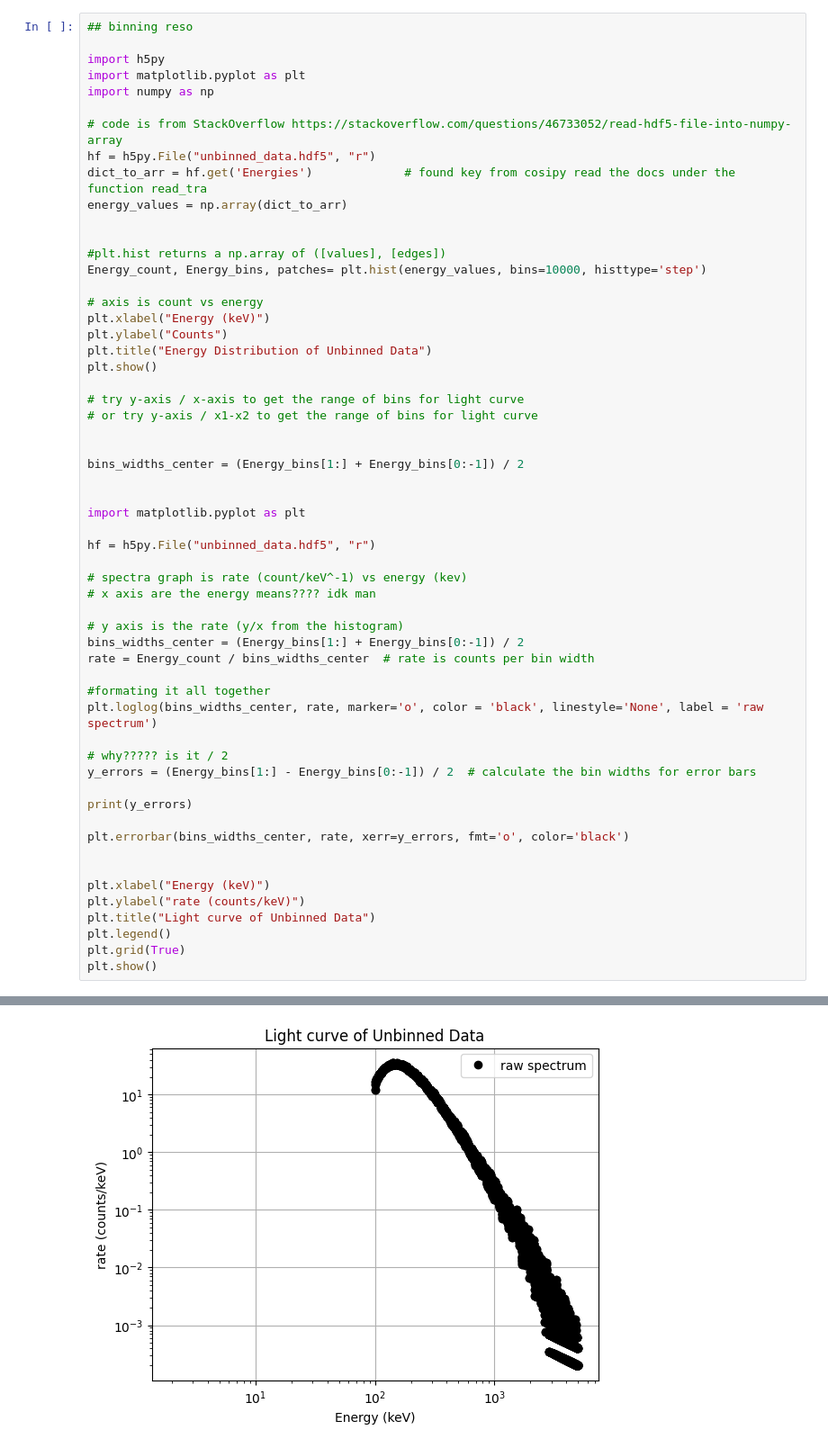
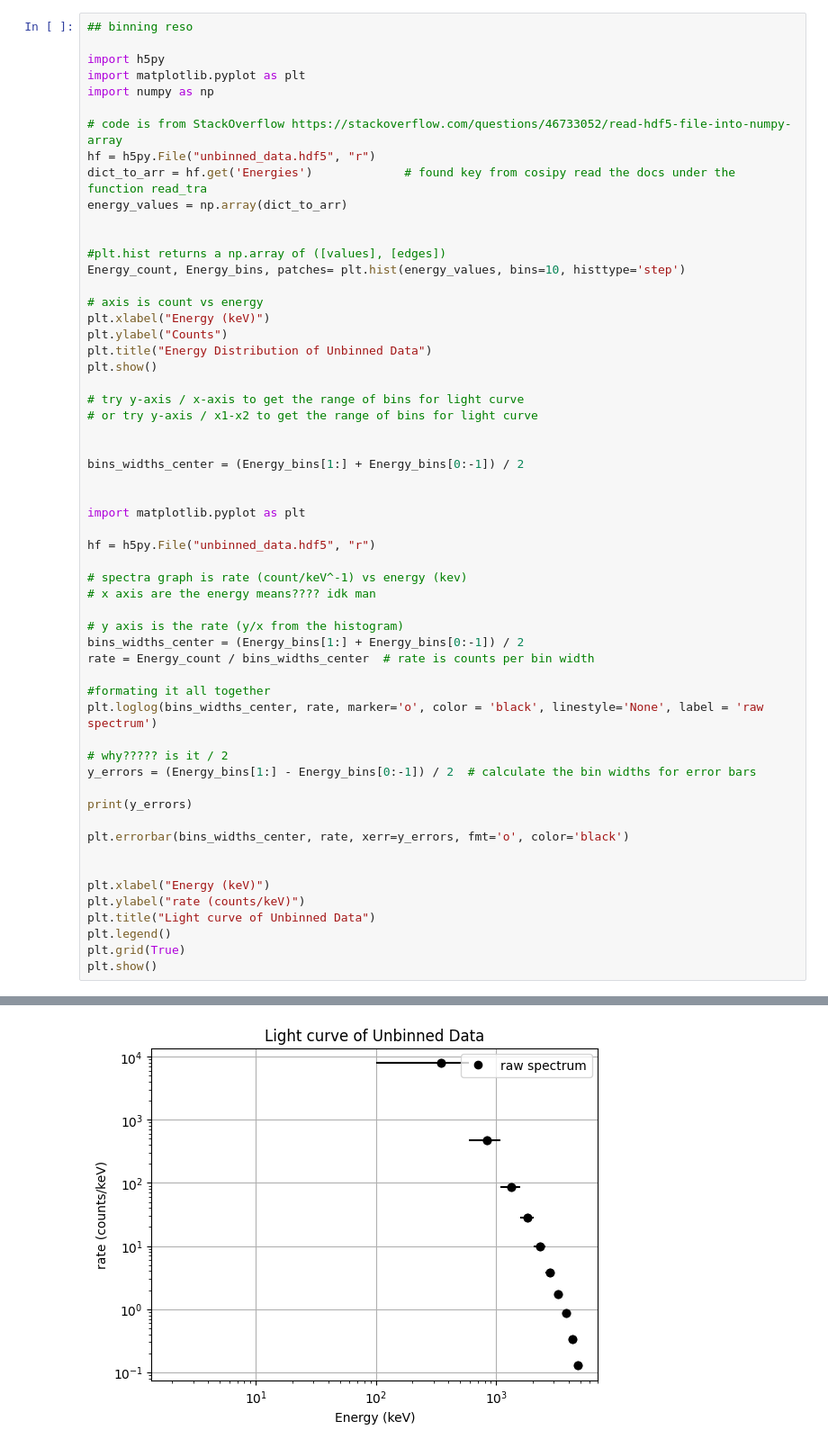
Before and after one commit to RiceKon/cosipy, a Jupyter notebook: docs/tutorials/DataIO/test.ipynb, the cells around one changed output, grey strips where cells are left out. Shown at 90% size. Saved outputs shown, nothing was run; the diff lists cells and outputs as text.

```diff
--- a/docs/tutorials/DataIO/test.ipynb
+++ b/docs/tutorials/DataIO/test.ipynb
@@ -140,7 +113,7 @@ energy_values = np.array(dict_to_arr)
 
 
 #plt.hist returns a np.array of ([values], [edges])
-Energy_count, Energy_bins, patches= plt.hist(energy_values, bins=10000, histtype='step')
+Energy_count, Energy_bins, patches= plt.hist(energy_values, bins=10, histtype='step')
 
 # axis is count vs energy
 plt.xlabel("Energy (keV)")
@@ -189 +163 @@ plt.show()
-[figure, old version]
+[figure, new version]
```
Also changed, not shown: parts of 6 cells of this notebook.
